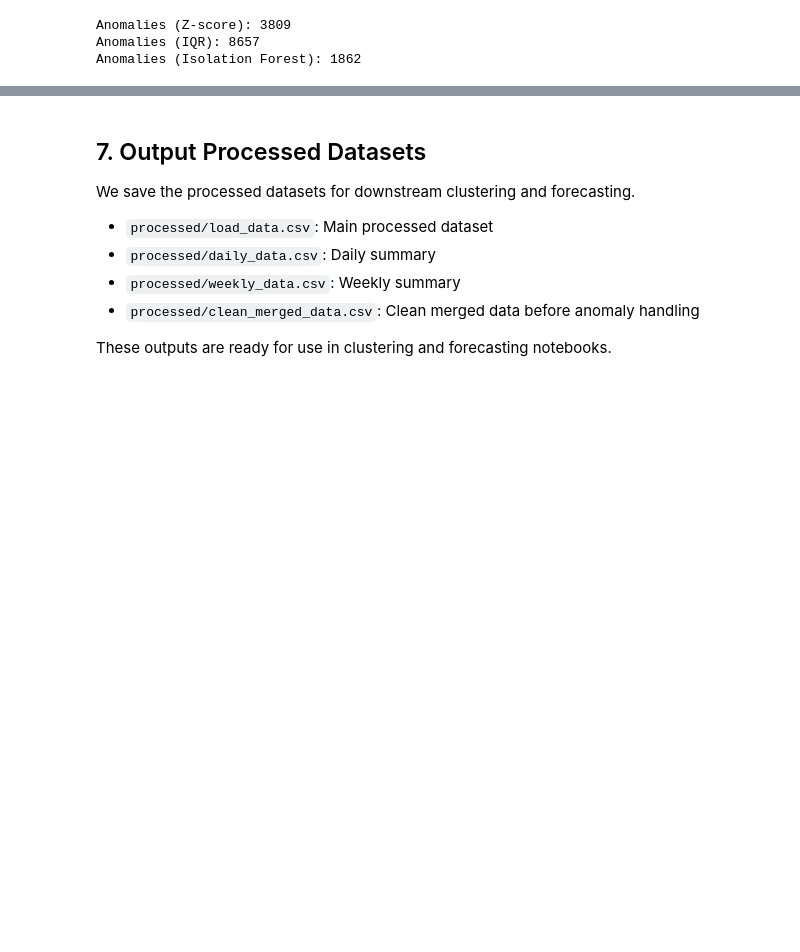
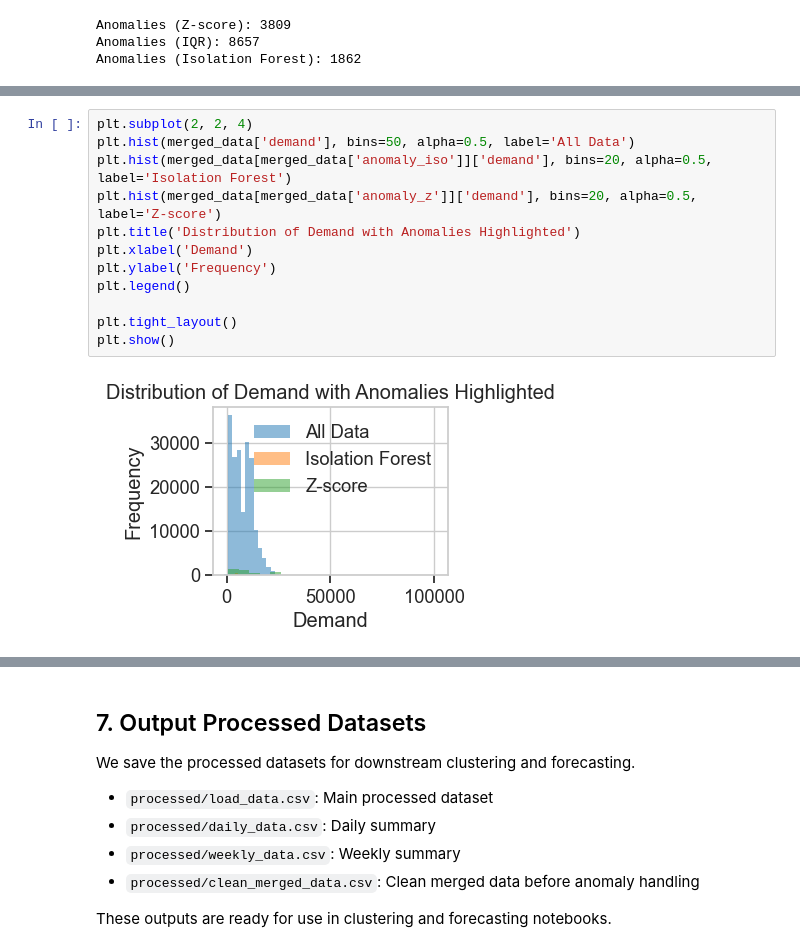
Before and after one commit to aaqib-ahmed-nazir/Electricity-Demand-Forecast-ML, a Jupyter notebook: notebooks/data_preprocessing.ipynb, the cells around one changed output, grey strips where cells are left out. Cells and saved outputs as stored; diff of their text form; blank space fills up the shorter version.

```diff
--- a/notebooks/data_preprocessing.ipynb
+++ b/notebooks/data_preprocessing.ipynb
@@ -221,0 +316,14 @@ Anomalies (Isolation Forest): 1862
+# %%
+plt.subplot(2, 2, 4)
+plt.hist(merged_data['demand'], bins=50, alpha=0.5, label='All Data')
+plt.hist(merged_data[merged_data['anomaly_iso']]['demand'], bins=20, alpha=0.5, label='Isolation Forest')
+plt.hist(merged_data[merged_data['anomaly_z']]['demand'], bins=20, alpha=0.5, label='Z-score')
+plt.title('Distribution of Demand with Anomalies Highlighted')
+plt.xlabel('Demand')
+plt.ylabel('Frequency')
+plt.legend()
+
+plt.tight_layout()
+plt.show()
+# %% [output]
+[figure, added]
```
Also changed, not shown: parts of 8 cells of this notebook.
